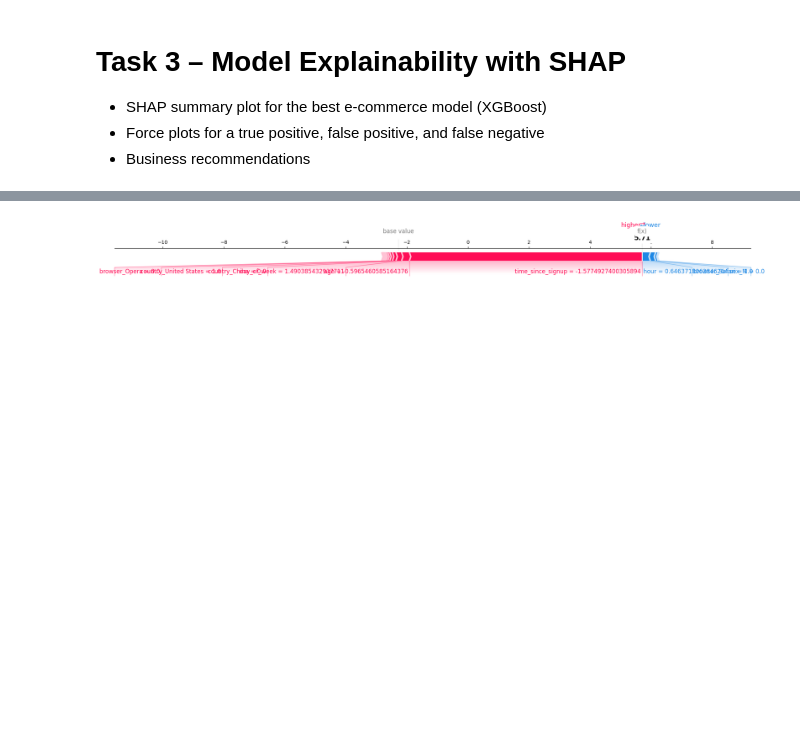
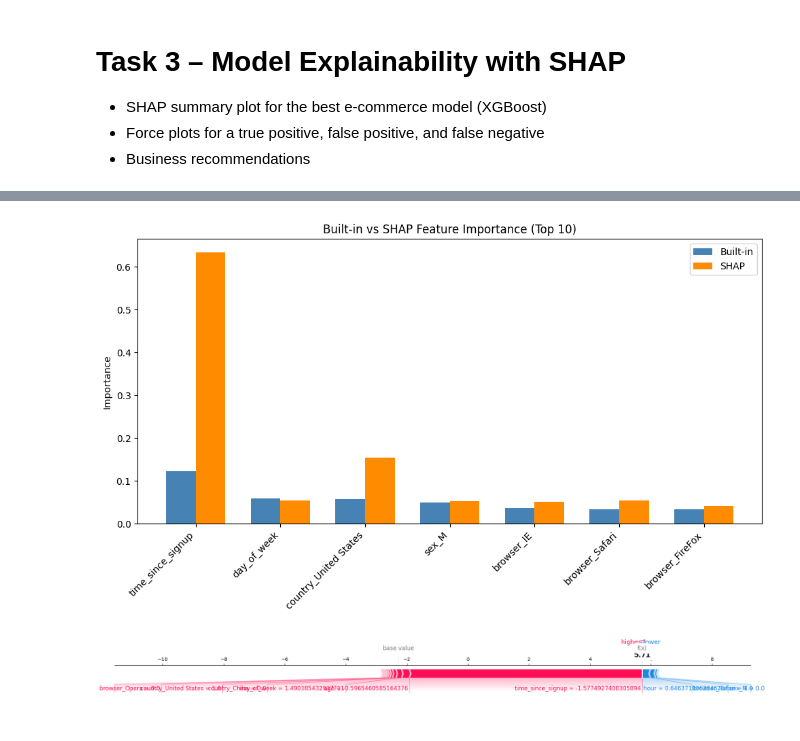
Before and after one commit to meronteklehaymanotgebru/fraud-detection, a Jupyter notebook: notebooks/shap-explainability.ipynb, the cells around one changed output, grey strips where cells are left out. Cells and saved outputs as stored; diff of their text form; code cells hidden in the pictures; blank space fills up the shorter version.

Commit message:
feat: SHAP explainability, force plots, business recommendations

```diff
--- a/notebooks/shap-explainability.ipynb
+++ b/notebooks/shap-explainability.ipynb
@@ -32,0 +33,35 @@ plt.show()
+# %%
+# Compare SHAP with built-in XGBoost feature importance
+import pandas as pd
+
+# Built-in importance
+builtin_imp = pd.DataFrame({
+    'feature': feature_names,
+    'builtin_importance': model.feature_importances_
+}).sort_values('builtin_importance', ascending=False).head(10)
+
+# SHAP importance (mean absolute SHAP value)
+shap_imp = np.abs(shap_values.values).mean(axis=0)
+shap_imp_df = pd.DataFrame({
+    'feature': feature_names,
+    'shap_importance': shap_imp
+}).sort_values('shap_importance', ascending=False).head(10)
+
+# Merge and plot
+comparison = builtin_imp.merge(shap_imp_df, on='feature', how='inner').head(10)
+
+fig, ax = plt.subplots(figsize=(10, 6))
+x = np.arange(len(comparison))
+width = 0.35
+ax.bar(x - width/2, comparison['builtin_importance'], width, label='Built‑in', color='steelblue')
+ax.bar(x + width/2, comparison['shap_importance'], width, label='SHAP', color='darkorange')
+ax.set_xticks(x)
+ax.set_xticklabels(comparison['feature'], rotation=45, ha='right')
+ax.set_ylabel('Importance')
+ax.set_title('Built‑in vs SHAP Feature Importance (Top 10)')
+ax.legend()
+plt.tight_layout()
+plt.savefig('../reports/images/importance_comparison.png', dpi=150, bbox_inches='tight')
+plt.show()
+# %% [output]
+[figure, added]
```
Also changed, not shown: parts of 2 cells of this notebook, 2 other files.
